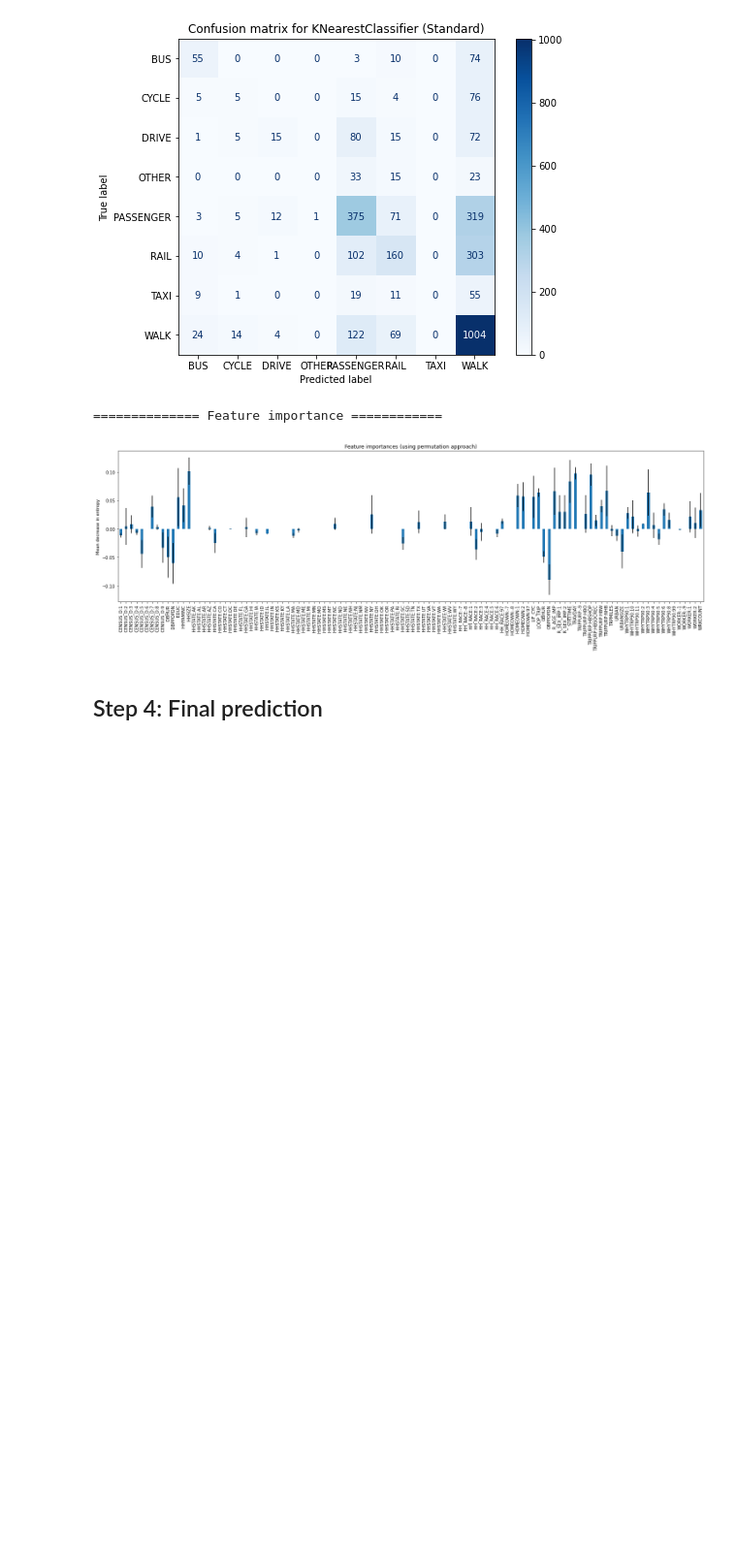
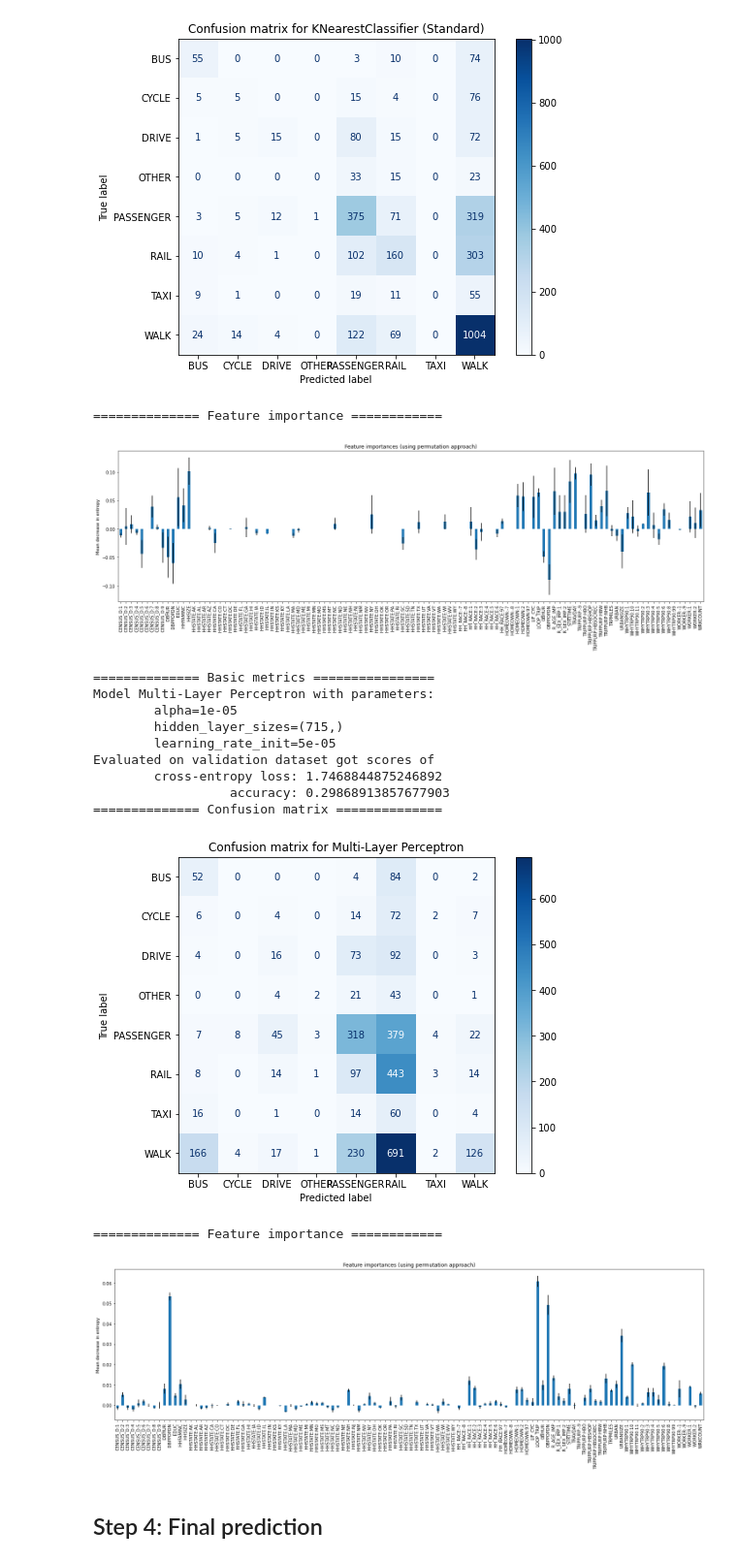
Before and after one commit to bataillard/DAMiT, a Jupyter notebook: ML Mode Choice/Model_NHTS_mode_choice.ipynb, the cells around one changed output. Shown: that part at 97% size. Saved outputs shown, nothing was run; the diff lists cells and outputs as text; code cells hidden in the pictures; blank space fills up the shorter version.

Commit message:
deep learning in ML

```diff
--- a/ML Mode Choice/Model_NHTS_mode_choice.ipynb
+++ b/ML Mode Choice/Model_NHTS_mode_choice.ipynb
@@ -462,13 +435,15 @@ from sklearn.neural_network import MLPClassifier
 class RV:
     def rvs(self, random_state=SEED):
         n_layers = randint.rvs(1, 4)
-        return randint.rvs(30, 200, size=n_layers, random_state=random_state)
-
+        return (randint.rvs(500, 1000, random_state=random_state),
+                randint.rvs(200, 400, random_state=random_state),
+                randint.rvs(60, 100, random_state=random_state))[:n_layers]
 mlp_params = {
     "hidden_layer_sizes": RV(),
     "alpha": 10.0 ** -np.arange(1, 7),
+    "learning_rate_init": np.concatenate((10.0 ** -np.arange(3, 6),
+                                         5.0 * (10.0 ** -np.arange(3, 6))))
 }
 
 mlp = MLPClassifier(max_iter=200)
 mlp_search = m_hyperparam_search("mlp_search", mlp, mlp_params, X=X_std_sc)
-pd.DataFrame(mlp_search.cv_results_).sort_values(by="rank_test_score")
@@ -504,0 +450,7 @@ Fitting 5 folds for each of 10 candidates, totalling 50 fits
+# %%
+print(f"Found best parameters for RandomForestClassifier, mean CV score={mlp_search.best_score_}")
+print(f"Using parameters:")
+for param, value in mlp_search.best_params_.items():
+    print(f"\t{param}={value}")
+
+best_mlp = memoize("best_mlp", lambda: mlp_search.best_estimator_.fit(X_std_sc, y))()
@@ -650,5 +611,20 @@ Evaluated on validation dataset got scores of
 [figure]
 ============== Feature importance ============
 [figure]
+# %%
+evaluate_model("Multi-Layer Perceptron", best_mlp, mlp_search, X=X_sc, X_val=X_val_sc)
+# %% [output]
+============== Basic metrics ================
+Model Multi-Layer Perceptron with parameters:
+        alpha=1e-05
+        hidden_layer_sizes=(715,)
+        learning_rate_init=5e-05
+Evaluated on validation dataset got scores of
+        cross-entropy loss: 1.7468844875246892
+                  accuracy: 0.29868913857677903
+============== Confusion matrix ==============
+[figure, added]
+============== Feature importance ============
+[figure, added]
 # %% [markdown]
 ## Step 4: Final prediction
```
Also changed, not shown: parts of 14 cells of this notebook, 12 other files.
